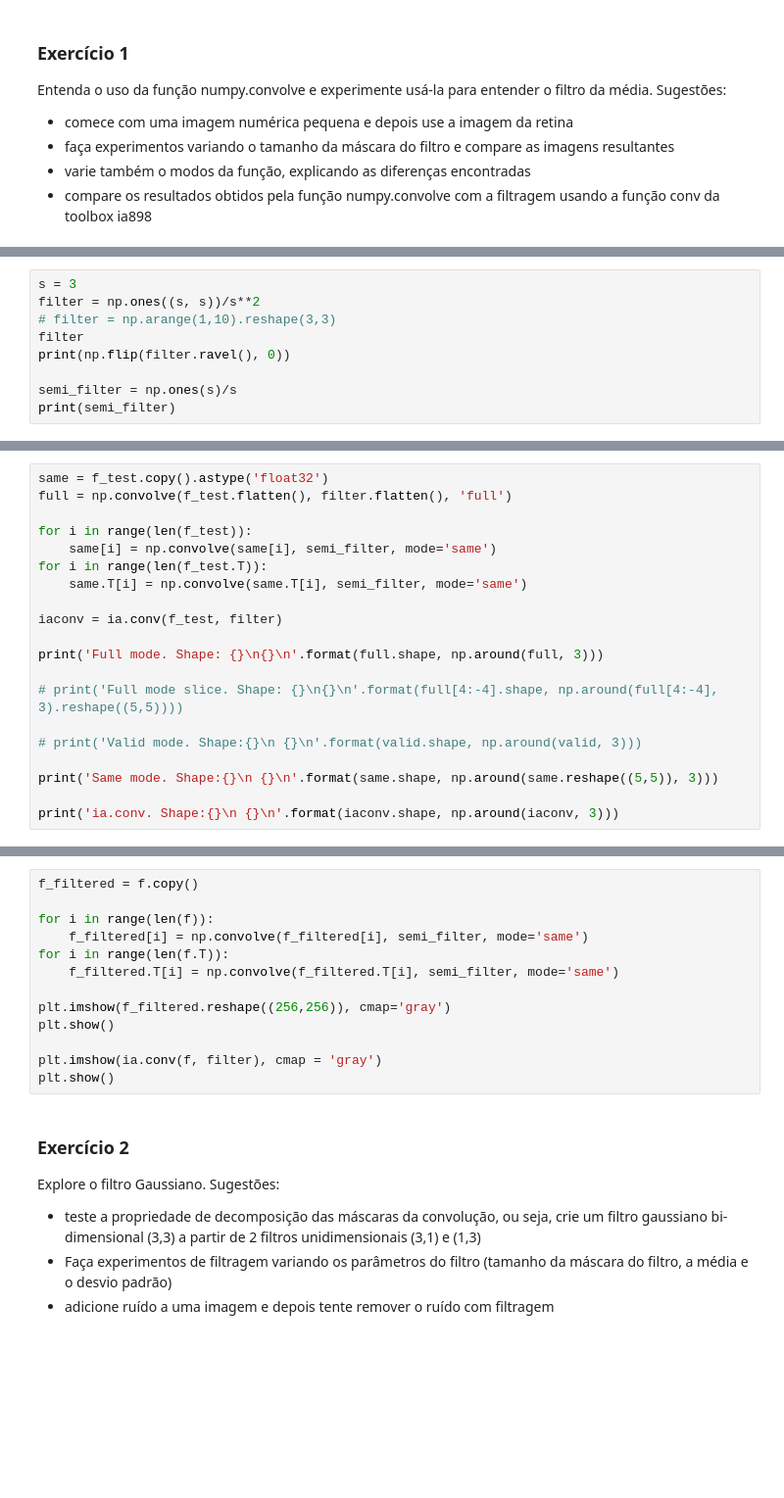
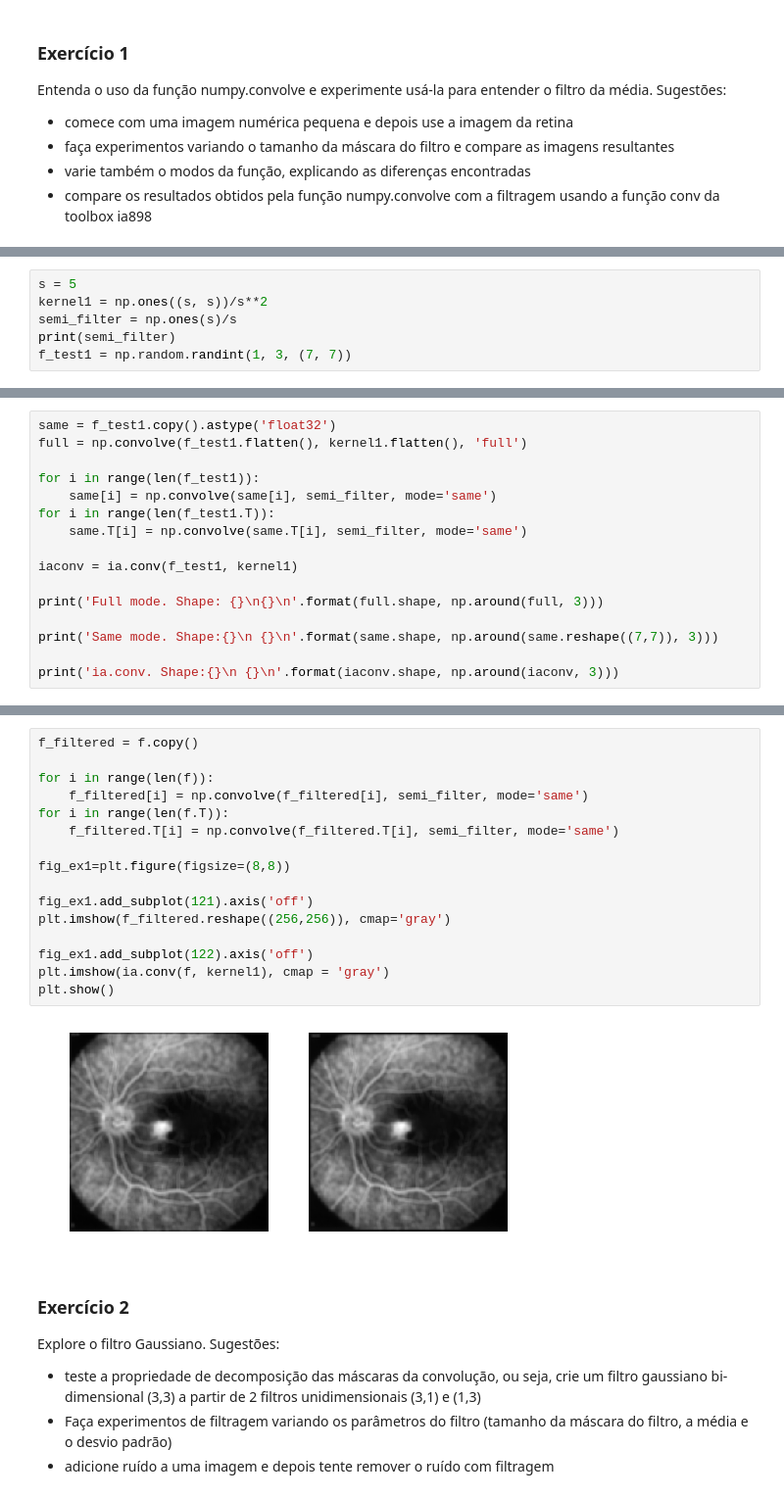
Before and after one commit to ferseiti/ia898, a Jupyter notebook: 2S2018/IA898A_Ex04_FernandoFurusato.ipynb, the cells around one changed output, grey strips where cells are left out. Shown: that part at 98% size. Drawn from its saved outputs; the diff is of its cells as text; blank space fills up the shorter version.

```diff
--- a/2S2018/IA898A_Ex04_FernandoFurusato.ipynb
+++ b/2S2018/IA898A_Ex04_FernandoFurusato.ipynb
@@ -46,9 +160,6 @@ print(f_test.ravel())
 # %%
-s = 3
-filter = np.ones((s, s))/s**2
-# filter = np.arange(1,10).reshape(3,3)
-filter
-print(np.flip(filter.ravel(), 0))
-
+s = 5
+kernel1 = np.ones((s, s))/s**2
 semi_filter = np.ones(s)/s
 print(semi_filter)
+f_test1 = np.random.randint(1, 3, (7, 7))
@@ -55,20 +168,16 @@ print(semi_filter)
 # %%
-same = f_test.copy().astype('float32')
-full = np.convolve(f_test.flatten(), filter.flatten(), 'full')
+same = f_test1.copy().astype('float32')
+full = np.convolve(f_test1.flatten(), kernel1.flatten(), 'full')
 
-for i in range(len(f_test)):
+for i in range(len(f_test1)):
     same[i] = np.convolve(same[i], semi_filter, mode='same')
-for i in range(len(f_test.T)):
+for i in range(len(f_test1.T)):
     same.T[i] = np.convolve(same.T[i], semi_filter, mode='same')
 
-iaconv = ia.conv(f_test, filter)
+iaconv = ia.conv(f_test1, kernel1)
 
 print('Full mode. Shape: {}\n{}\n'.format(full.shape, np.around(full, 3)))
 
-# print('Full mode slice. Shape: {}\n{}\n'.format(full[4:-4].shape, np.around(full[4:-4], 3).reshape((5,5))))
-
-# print('Valid mode. Shape:{}\n {}\n'.format(valid.shape, np.around(valid, 3)))
-
-print('Same mode. Shape:{}\n {}\n'.format(same.shape, np.around(same.reshape((5,5)), 3)))
+print('Same mode. Shape:{}\n {}\n'.format(same.shape, np.around(same.reshape((7,7)), 3)))
 
 print('ia.conv. Shape:{}\n {}\n'.format(iaconv.shape, np.around(iaconv, 3)))
@@ -77,16 +206,21 @@ f.shape
 # %%
 f_filtered = f.copy()
 
 for i in range(len(f)):
     f_filtered[i] = np.convolve(f_filtered[i], semi_filter, mode='same')
 for i in range(len(f.T)):
     f_filtered.T[i] = np.convolve(f_filtered.T[i], semi_filter, mode='same')
 
+fig_ex1=plt.figure(figsize=(8,8))
+
+fig_ex1.add_subplot(121).axis('off')
 plt.imshow(f_filtered.reshape((256,256)), cmap='gray')
+
+fig_ex1.add_subplot(122).axis('off')
+plt.imshow(ia.conv(f, kernel1), cmap = 'gray')
 plt.show()
-
-plt.imshow(ia.conv(f, filter), cmap = 'gray')
-plt.show()
+# %% [output]
+[figure, added]
 # %% [markdown]
 ### Exercício 2
 
```
Also changed, not shown: parts of 21 cells of this notebook.
